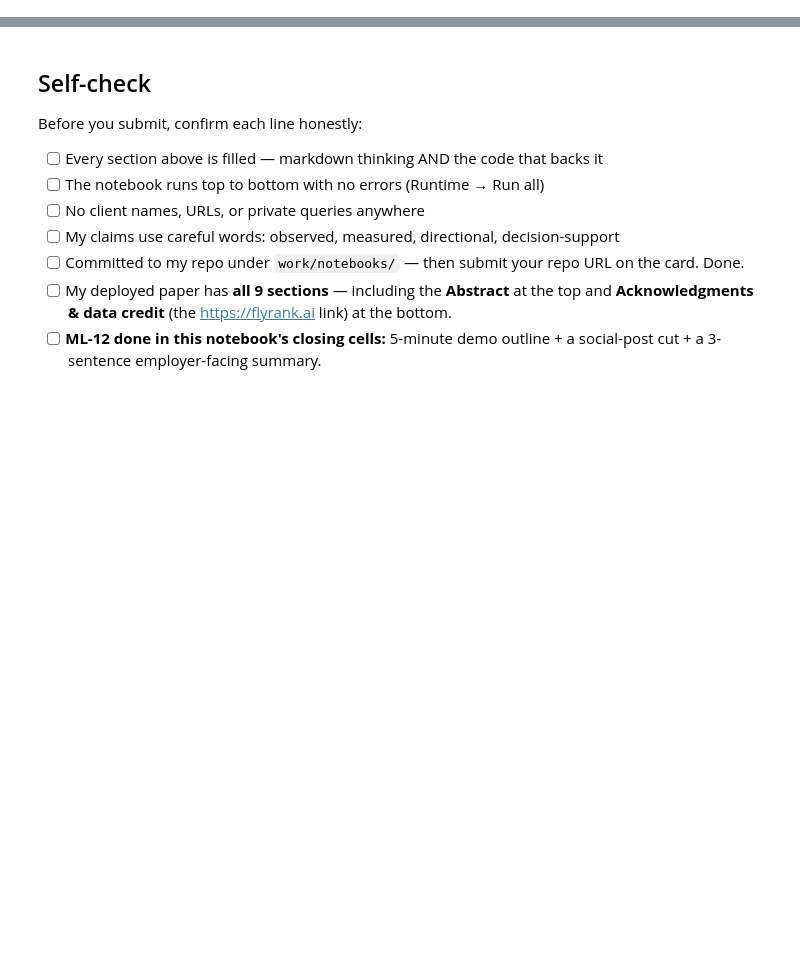
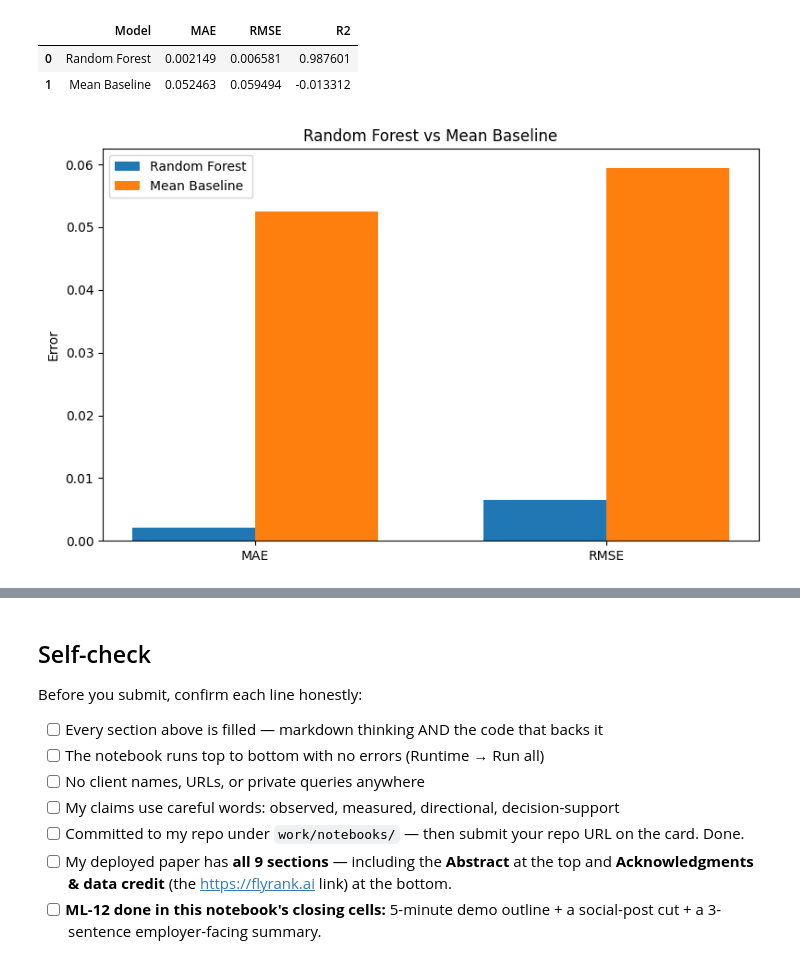
Before and after one commit to HashamHassan-01/flyrank-ml-internship-hasham, a Jupyter notebook: work/notebooks/capstone.ipynb, the cells around one changed output, grey strips where cells are left out. Cells and saved outputs as stored; diff of their text form; code cells hidden in the pictures; blank space fills up the shorter version.

```diff
--- a/work/notebooks/capstone.ipynb
+++ b/work/notebooks/capstone.ipynb
@@ -36,0 +377,12 @@ This skeleton is yours to fill. Work the sections **in order** — each one has
+# %%
+# Evaluate the Random Forest on the grouped test set.
+
+mae_model = mean_absolute_error(y_test, y_pred)
+rmse_model = np.sqrt(mean_squared_error(y_test, y_pred))
+r2_model = r2_score(y_test, y_pred)
+
+print("Random Forest — Grouped Test Results")
+print("-" * 45)
+print(f"MAE:  {mae_model:.6f}")
+print(f"RMSE: {rmse_model:.6f}")
+print(f"R²:   {r2_model:.6f}")
@@ -36,0 +476,37 @@ This skeleton is yours to fill. Work the sections **in order** — each one has
+# %%
+# Section 4 — Honest model vs baseline comparison
+
+results_table = pd.DataFrame({
+    "Model": ["Random Forest", "Mean Baseline"],
+    "MAE": [mae_model, mae_baseline],
+    "RMSE": [rmse_model, rmse_baseline],
+    "R2": [r2_model, r2_baseline]
+})
+
+display(results_table.round(6))
+# %% [output]
+|  | Model | MAE | RMSE | R2 |
+| 0 | Random Forest | 0.002149 | 0.006581 | 0.987601 |
+| 1 | Mean Baseline | 0.052463 | 0.059494 | -0.013312 |
+# %%
+metrics = ["MAE", "RMSE"]
+
+model_values = [mae_model, rmse_model]
+baseline_values = [mae_baseline, rmse_baseline]
+
+x = np.arange(len(metrics))
+width = 0.35
+
+plt.figure(figsize=(8, 5))
+
+plt.bar(x - width/2, model_values, width, label="Random Forest")
+plt.bar(x + width/2, baseline_values, width, label="Mean Baseline")
+
+plt.xticks(x, metrics)
+plt.ylabel("Error")
+plt.title("Random Forest vs Mean Baseline")
+plt.legend()
+plt.tight_layout()
+plt.show()
+# %% [output]
+[figure, added]
```
Also changed, not shown: parts of 31 cells of this notebook.
